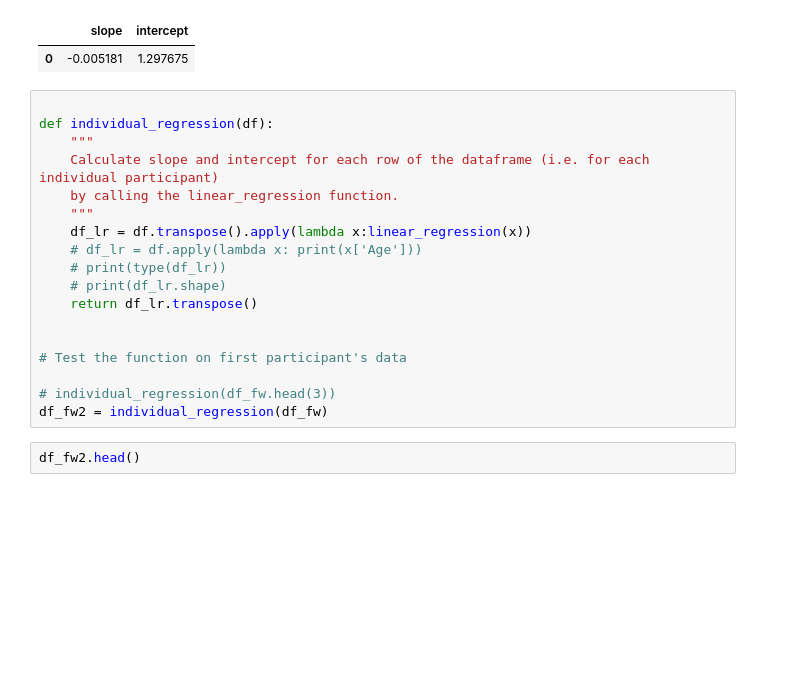
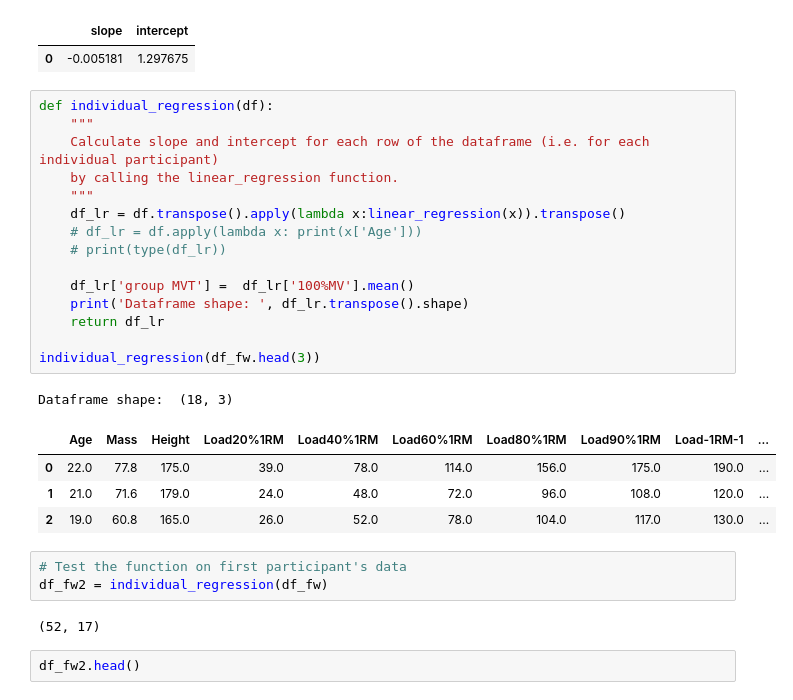
Before and after one commit to silvhua/lighthouse-capstone-project, a Jupyter notebook: notebooks/2022-11-20 EDA and linear regression.ipynb, the cells around one changed output. Saved outputs shown, nothing was run; the diff lists cells and outputs as text; blank space fills up the shorter version.

```diff
--- a/notebooks/2022-11-20 EDA and linear regression.ipynb
+++ b/notebooks/2022-11-20 EDA and linear regression.ipynb
@@ -360,23 +360,31 @@ linear_regression(df_fw.head(1))
 |  | slope | intercept |
 | 0 | -0.005181 | 1.297675 |
 # %%
-
 def individual_regression(df):
     """
     Calculate slope and intercept for each row of the dataframe (i.e. for each individual participant)
     by calling the linear_regression function.
     """
-    df_lr = df.transpose().apply(lambda x:linear_regression(x))
+    df_lr = df.transpose().apply(lambda x:linear_regression(x)).transpose()
     # df_lr = df.apply(lambda x: print(x['Age']))
     # print(type(df_lr))
-    # print(df_lr.shape)
-    return df_lr.transpose()
 
+    df_lr['group MVT'] =  df_lr['100%MV'].mean()
+    print('Dataframe shape: ', df_lr.transpose().shape)
+    return df_lr
 
-# Test the function on first participant's data
-
-# individual_regression(df_fw.head(3))
-df_fw2 = individual_regression(df_fw)
+individual_regression(df_fw.head(3))
+# %% [output]
+Dataframe shape:  (18, 3)
+|  | Age | Mass | Height | Load20%1RM | Load40%1RM | Load60%1RM | Load80%1RM | Load90%1RM | Load-1RM-1 | ... |
+| 0 | 22.0 | 77.8 | 175.0 | 39.0 | 78.0 | 114.0 | 156.0 | 175.0 | 190.0 | ... |
+| 1 | 21.0 | 71.6 | 179.0 | 24.0 | 48.0 | 72.0 | 96.0 | 108.0 | 120.0 | ... |
+| 2 | 19.0 | 60.8 | 165.0 | 26.0 | 52.0 | 78.0 | 104.0 | 117.0 | 130.0 | ... |
+# %%
+# Test the function on first participant's data
+df_fw2 = individual_regression(df_fw)
+# %% [output]
+(52, 17)
 # %%
 df_fw2.head()
 # %% [output]
```
Also changed, not shown: parts of 29 cells of this notebook.
